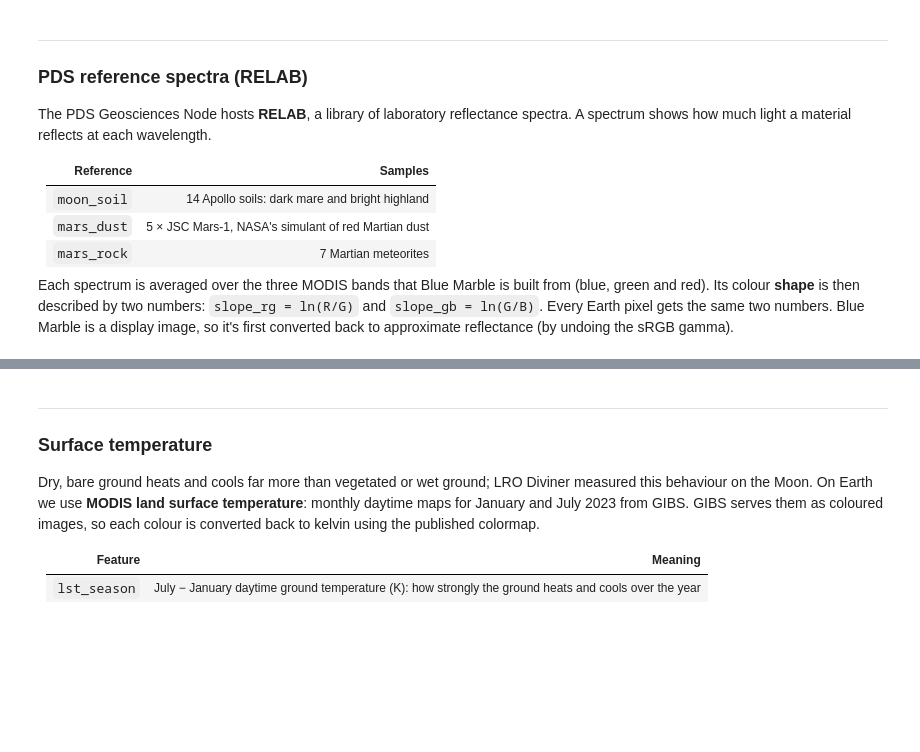
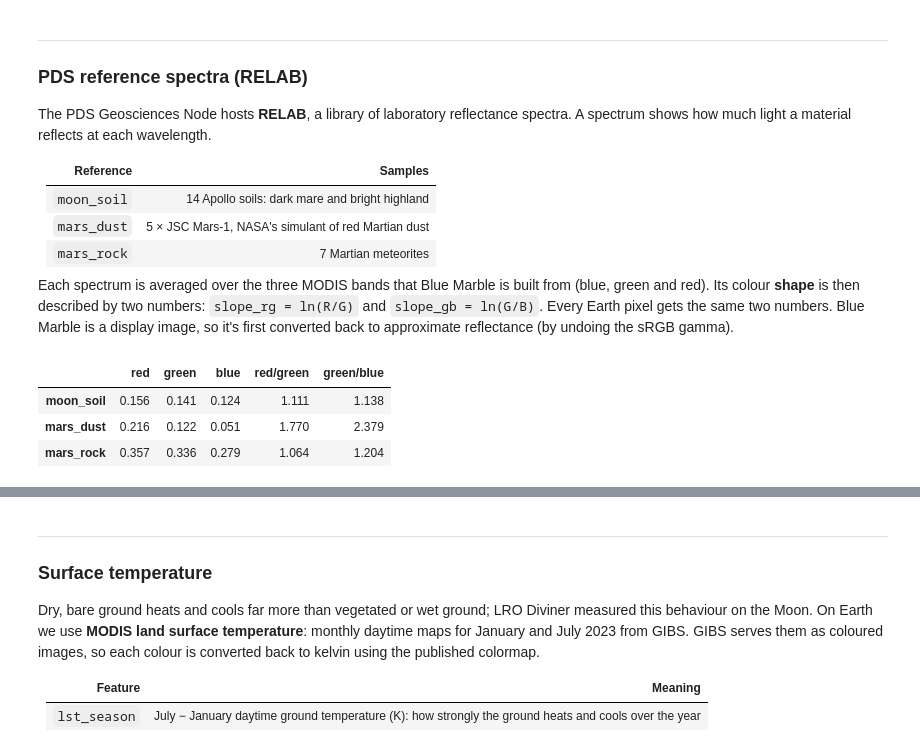
Before and after one commit to MakariousR/TerraX, a Jupyter notebook: model/main.ipynb, the cells around one changed output, grey strips where cells are left out. Drawn from its saved outputs; the diff is of its cells as text; code cells hidden in the pictures; blank space fills up the shorter version.

```diff
--- a/model/main.ipynb
+++ b/model/main.ipynb
@@ -194,35 +207,40 @@ PDS_SPECTRA = {
         "bdr3/c1mt04a": "EETA79001",
     },
 }
 MODIS_BANDS = {"R": (620, 670), "G": (545, 565), "B": (459, 479)}   # MODIS bands 1, 4, 3 (nm)
 
 def relab_spectrum(path):
     # Download one RELAB spectrum (.tab) from the PDS. Returns wavelength (nm), reflectance (0..1).
     f = CACHE / f"relab_{path.replace('/', '_')}.tab"
     if not f.exists():
-        f.write_text(_get(f"{RELAB}/{path}.tab").text)
-    lines = f.read_text().splitlines()
+        f.write_text(_get(f"{RELAB}/{path}.tab").text, encoding="utf-8")
+    lines = f.read_text(encoding="utf-8").splitlines()
     n = int(lines[0].split()[0])                       # first line = number of data rows
     rows = [l.split()[:2] for l in lines[1:] if len(l.split()) >= 2][:n]
     a = np.array(rows, dtype=float)
     return a[:, 0], a[:, 1]
 
 def band_values(wl, refl):
     # average reflectance inside each MODIS band -> [R, G, B]
     return np.array([refl[(wl >= lo) & (wl <= hi)].mean() for lo, hi in MODIS_BANDS.values()])
 
 def colour_shape(rgb):
     # brightness-independent colour shape: [ln(R/G), ln(G/B)]
     return np.array([np.log(rgb[0] / rgb[1]), np.log(rgb[1] / rgb[2])])
 
 def srgb_to_linear(v):
     # undo the standard display brightness curve (sRGB gamma) -> roughly proportional to reflectance
     return np.where(v <= 0.04045, v / 12.92, ((v + 0.055) / 1.055) ** 2.4)
 
 REF_RGB   = {k: np.mean([band_values(*relab_spectrum(p)) for p in d], axis=0) for k, d in PDS_SPECTRA.items()}
 REF_SHAPE = {k: colour_shape(v) for k, v in REF_RGB.items()}
 pd.DataFrame({k: {"red": v[0], "green": v[1], "blue": v[2], "red/green": v[0] / v[1], "green/blue": v[1] / v[2]}
               for k, v in REF_RGB.items()}).T.round(3)
+# %% [output]
+|  | red | green | blue | red/green | green/blue |
+| moon_soil | 0.156 | 0.141 | 0.124 | 1.111 | 1.138 |
+| mars_dust | 0.216 | 0.122 | 0.051 | 1.770 | 2.379 |
+| mars_rock | 0.357 | 0.336 | 0.279 | 1.064 | 1.204 |
 # %%
 STYLE = {"moon_soil": dict(color=COLORS["Moon"], ls="-"), "mars_dust": dict(color=COLORS["Mars"], ls="-"),
          "mars_rock": dict(color=COLORS["Mars"], ls="--")}
```
Also changed, not shown: parts of 13 cells of this notebook, 3 other files.
